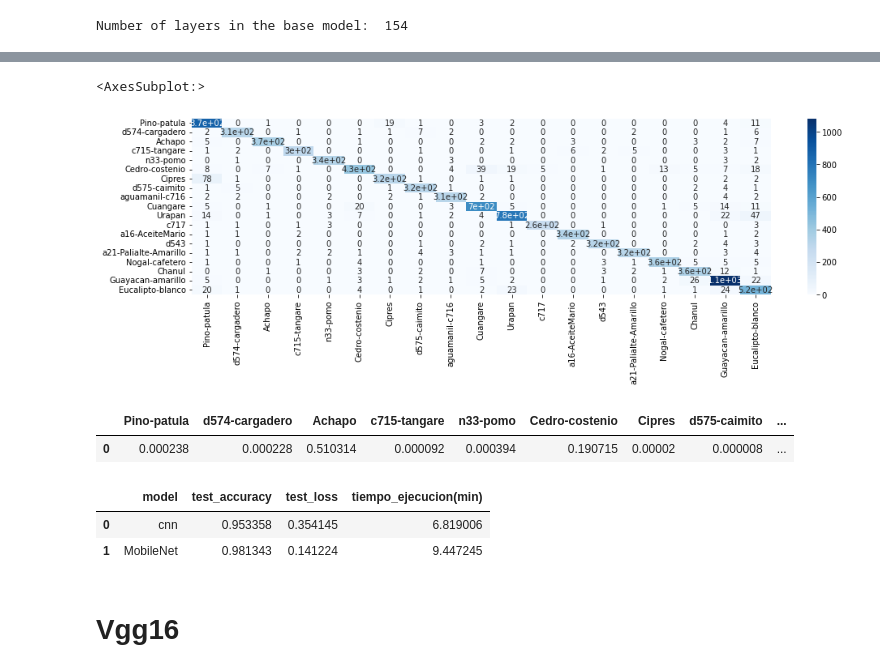
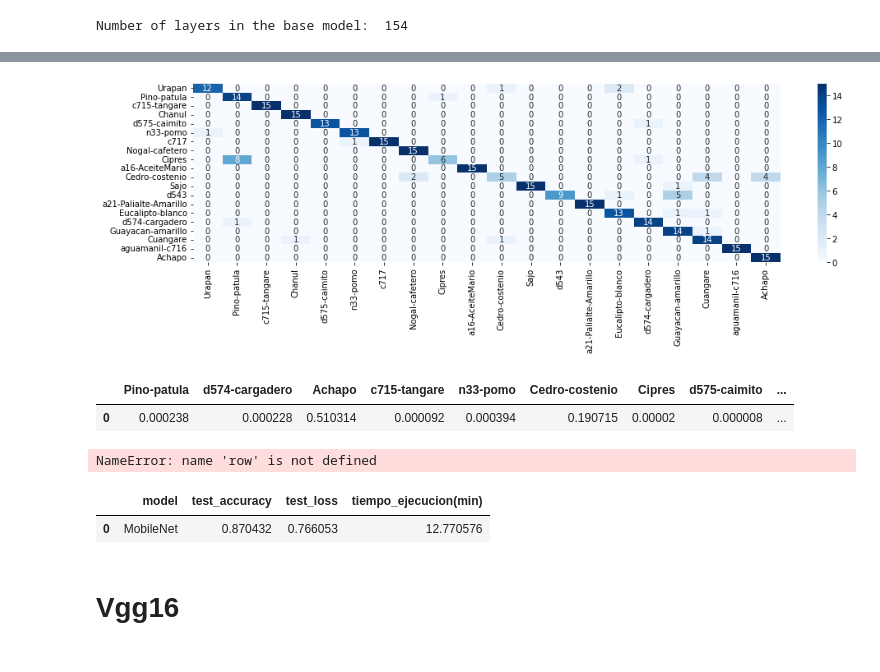
Before and after one commit to daquesada/deeplearning, a Jupyter notebook: transfer-learning-resnet50.ipynb, the cells around one changed output, grey strips where cells are left out. Cells and saved outputs as stored; diff of their text form; code cells hidden in the pictures.

```diff
--- a/transfer-learning-resnet50.ipynb
+++ b/transfer-learning-resnet50.ipynb
@@ -119,14 +127,26 @@ def load_data(categories):
           result_flip_left_right=tf.image.flip_left_right(x[0])
           result_flip_up_down=tf.image.flip_up_down(x[0])
 
-          data.append({'x':np.array(x[0]), 'y':c})
+          data.append({'x':np.array((x[0])), 'y':c})
 
-          data.append({'x':np.array(result_flip),'y':c})
-          data.append({'x':np.array(result_rot90), 'y':c})
-          data.append({'x':np.array(result_flip_left_right), 'y':c})
-          data.append({'x':np.array(result_flip_up_down), 'y':c})
+          data.append({'x':np.array((result_flip)),'y':c})
+          data.append({'x':np.array((result_rot90)), 'y':c})
+          data.append({'x':np.array((result_flip_left_right)), 'y':c})
+          data.append({'x':np.array((result_flip_up_down)), 'y':c})
 
   return data
+# %%
+def load_data_test(categories):
+  data = []
+  for c, category in enumerate(categories):
+      images = [os.path.join(dp, f) for dp, dn, filenames
+                in os.walk(category) for f in filenames
+                if os.path.splitext(f)[1].lower() in ['.jpg','.png','.jpeg']]
+      for img_path in images:
+          img, x = get_image(img_path)
+          data.append({'x':np.array(x[0]), 'y':c})
+
+  return data
 # %%
 x,img=get_image("muestras/test/a16-AceiteMario/SingleShot0085.jpg")
 result=resize_and_rescale(img[0])
@@ -208,6 +228,6 @@ print(labels_test==labels)
 True
 # %%
-data_test = load_data(categories_test)
+data_test = load_data_test(categories_test)
 # count the number of classes
 num_classes = len(categories)
 num_classes
@@ -451,7 +511,7 @@ mobileNet_model = Sequential()
 mobileNet_model.add(mobileNet)
 mobileNet_model.add(GlobalAveragePooling2D())
 mobileNet_model.add(Dense(512, activation='relu',kernel_regularizer=regularizers.l1_l2(l1=0.001,l2=0.001)))#,kernel_regularizer=regularizers.l1_l2(l1=0.001,l2=0.001)
-mobileNet_model.add(Dropout(0.35))
+mobileNet_model.add(Dropout(0.4))
 mobileNet_model.add(Dense(num_classes, activation="softmax"))
 mobileNet_model.compile(loss="categorical_crossentropy", optimizer=opt_mn,
                     metrics=["accuracy"])
@@ -533,8 +588,6 @@ Test accuracy: 0.7887324094772339
 # %%
-probabilities = mobileNet_model.predict(x_train)
-df = pd.DataFrame(probabilities,columns=categories)
-#df
+probabilities = mobileNet_model.predict(x_test)
 fig = plt.figure(figsize=(16,4))
-cm=confusion_matrix(y_train.argmax(axis=1),probabilities.argmax(axis=1))
+cm=confusion_matrix(y_test.argmax(axis=1),probabilities.argmax(axis=1))
 sns.heatmap(cm, annot=True,xticklabels=labels,yticklabels=labels,cmap='Blues')
 # %% [output]
@@ -542,5 +595,4 @@ sns.heatmap(cm, annot=True,xticklabels=labels,yticklabels=labels,cmap='Blues')
-<AxesSubplot:>
-[figure, old version]
+[figure, new version]
 # %%
 img, x = get_image('muestras/test/Cedro-costenio/Tue Sep 17 16-09-19.jpg')
 x=x.astype('float32') / 255.
@@ -550,14 +602,18 @@ df
 # %% [output]
 |  | Pino-patula | d574-cargadero | Achapo | c715-tangare | n33-pomo | Cedro-costenio | Cipres | d575-caimito | ... |
 | 0 | 0.000238 | 0.000228 | 0.510314 | 0.000092 | 0.000394 | 0.190715 | 0.00002 | 0.000008 | ... |
+# %%
+stats = pd.DataFrame(row,columns=["model","test_accuracy","test_loss","tiempo_ejecucion(min)"])
+stats
+# %% [output]
+NameError: name 'row' is not defined
 # %%
-row=["MobileNet",accuracy,loss,(fin-inicio)/60]
-stats.loc[1]= row
+row=[["MobileNet",accuracy,loss,(fin-inicio)/60]]
+stats = pd.DataFrame(row,columns=["model","test_accuracy","test_loss","tiempo_ejecucion(min)"])
 stats
 # %% [output]
 |  | model | test_accuracy | test_loss | tiempo_ejecucion(min) |
-| 0 | cnn | 0.953358 | 0.354145 | 6.819006 |
-| 1 | MobileNet | 0.981343 | 0.141224 | 9.447245 |
+| 0 | MobileNet | 0.870432 | 0.766053 | 12.770576 |
 # %% [markdown]
 # Vgg16
 # %%
```
Also changed, not shown: parts of 37 cells of this notebook, 1 other file.
